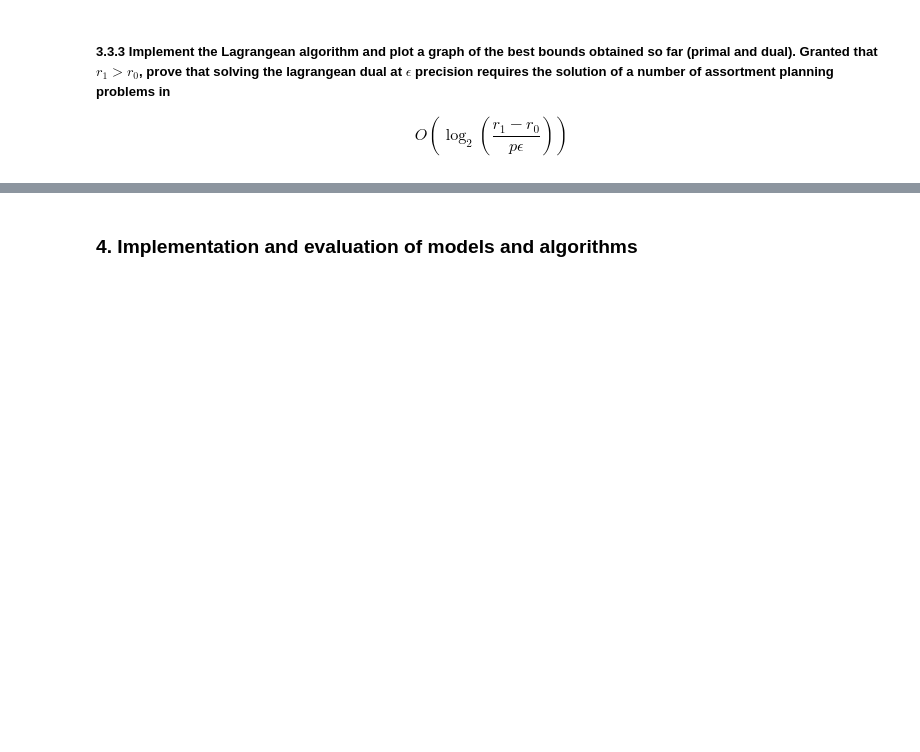
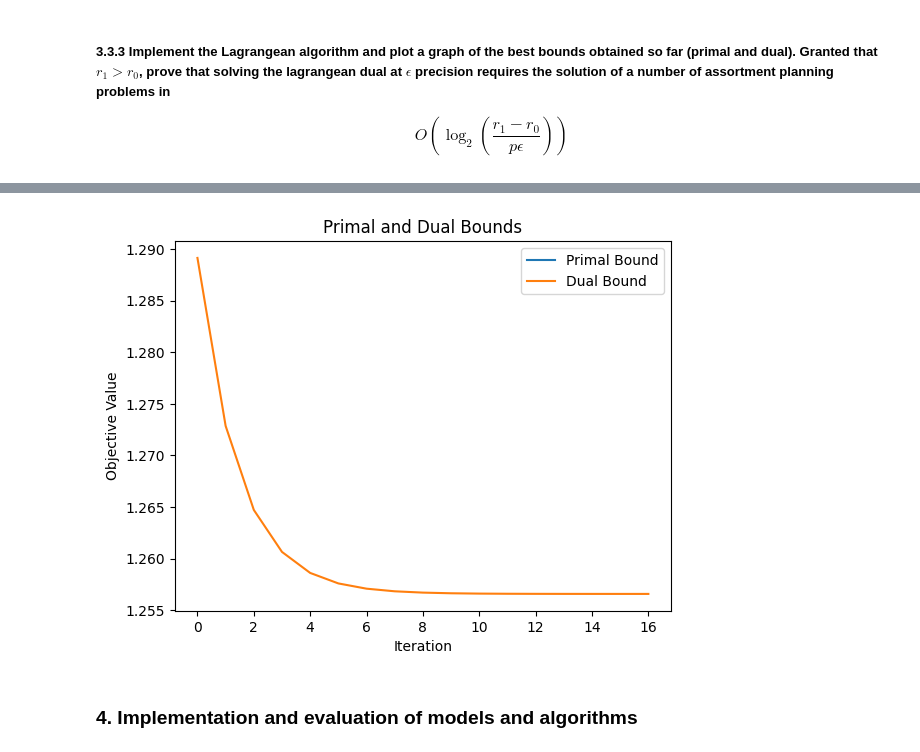
Before and after one commit to yelmokht/assortment-planning-problem, a Jupyter notebook: notebook.ipynb, the cells around one changed output, grey strips where cells are left out. Saved outputs shown, nothing was run; the diff lists cells and outputs as text; code cells hidden in the pictures; blank space fills up the shorter version.

Commit message:
Implementations +plot

```diff
--- a/notebook.ipynb
+++ b/notebook.ipynb
@@ -1193,3 +1406,16 @@ ANSWER
+# %%
+import matplotlib.pyplot as plt
+
+# Plotting the primal and dual bounds
+plt.plot(primal_bounds, label='Primal Bound')
+plt.plot(dual_bounds, label='Dual Bound')
+plt.xlabel('Iteration')
+plt.ylabel('Objective Value')
+plt.legend()
+plt.title('Primal and Dual Bounds')
+plt.show()
+# %% [output]
+[figure, added]
 # %% [markdown]
 ### 4. Implementation and evaluation of models and algorithms
 # %% [markdown]
```
Also changed, not shown: parts of 12 cells of this notebook.
